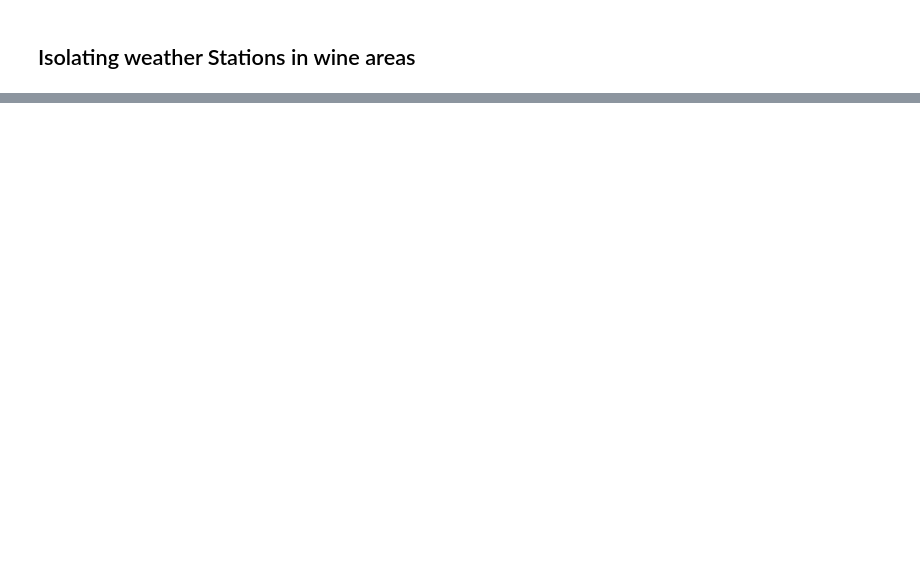
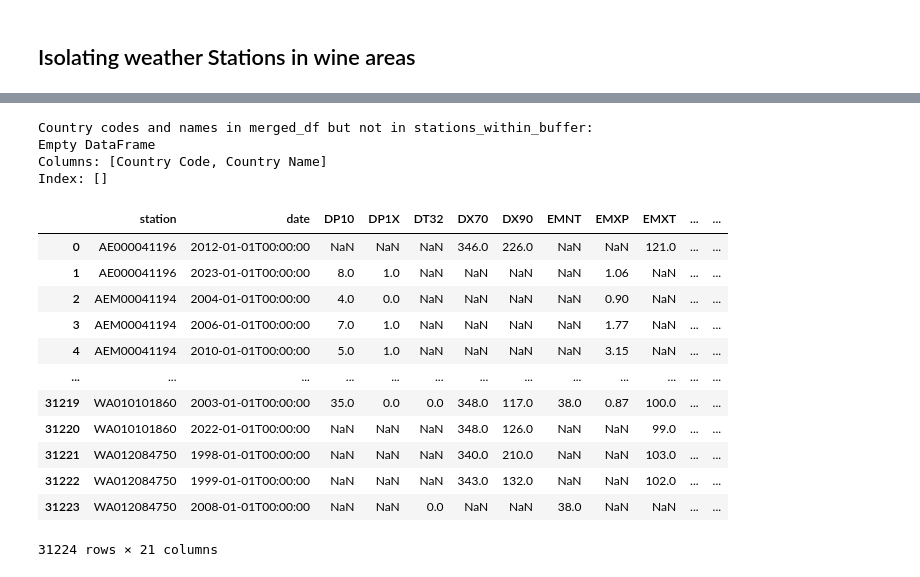
Before and after one commit to omomadcat/Viticulture, a Jupyter notebook: FindingStationsinWineRegions.ipynb, the cells around one changed output, grey strips where cells are left out. Saved outputs shown, nothing was run; the diff lists cells and outputs as text; code cells hidden in the pictures; blank space fills up the shorter version.

```diff
--- a/FindingStationsinWineRegions.ipynb
+++ b/FindingStationsinWineRegions.ipynb
@@ -119,0 +312,54 @@ KeyboardInterrupt:
+# %%
+import pandas as pd
+
+# Load the merged weather station file
+merged_file_path = 'Resources/merged_weather_data.csv'
+merged_df = pd.read_csv(merged_file_path)
+
+# Load the stations_within_buffer file
+stations_within_buffer_file_path = 'Resources/stations_within_100_miles.csv'  # Update this path
+stations_within_buffer = pd.read_csv(stations_within_buffer_file_path)
+
+# Load the country codes file
+country_codes_file_path = 'Resources/ghcnd-countries.csv'  # Update this path
+country_codes_df = pd.read_csv(country_codes_file_path)
+
+# Extract unique country codes
+unique_country_codes_merged = set(merged_df['country'].unique())
+unique_country_codes_buffer = set(stations_within_buffer['country'].unique())
+
+# Find country codes in merged_df but not in stations_within_buffer
+missing_country_codes = unique_country_codes_merged - unique_country_codes_buffer
+
+# Create a dictionary to map country codes to country names
+country_code_to_name = dict(zip(country_codes_df['Code'], country_codes_df['Country']))
+
+# Get the country names for the missing country codes
+missing_countries = {code: country_code_to_name.get(code, 'Unknown') for code in missing_country_codes}
+
+# Display the results
+missing_countries_df = pd.DataFrame(list(missing_countries.items()), columns=['Country Code', 'Country Name'])
+print("Country codes and names in merged_df but not in stations_within_buffer:")
+print(missing_countries_df)
+# %% [output]
+Country codes and names in merged_df but not in stations_within_buffer:
+Empty DataFrame
+Columns: [Country Code, Country Name]
+Index: []
+# %%
+country_code_to_name
+merged_df
+# %% [output]
+|  | station | date | DP10 | DP1X | DT32 | DX70 | DX90 | EMNT | EMXP | EMXT | ... | ... |
+| 0 | AE000041196 | 2012-01-01T00:00:00 | NaN | NaN | NaN | 346.0 | 226.0 | NaN | NaN | 121.0 | ... | ... |
+| 1 | AE000041196 | 2023-01-01T00:00:00 | 8.0 | 1.0 | NaN | NaN | NaN | NaN | 1.06 | NaN | ... | ... |
+| 2 | AEM00041194 | 2004-01-01T00:00:00 | 4.0 | 0.0 | NaN | NaN | NaN | NaN | 0.90 | NaN | ... | ... |
+| 3 | AEM00041194 | 2006-01-01T00:00:00 | 7.0 | 1.0 | NaN | NaN | NaN | NaN | 1.77 | NaN | ... | ... |
+| 4 | AEM00041194 | 2010-01-01T00:00:00 | 5.0 | 1.0 | NaN | NaN | NaN | NaN | 3.15 | NaN | ... | ... |
+| ... | ... | ... | ... | ... | ... | ... | ... | ... | ... | ... | ... | ... |
+| 31219 | WA010101860 | 2003-01-01T00:00:00 | 35.0 | 0.0 | 0.0 | 348.0 | 117.0 | 38.0 | 0.87 | 100.0 | ... | ... |
+| 31220 | WA010101860 | 2022-01-01T00:00:00 | NaN | NaN | NaN | 348.0 | 126.0 | NaN | NaN | 99.0 | ... | ... |
+| 31221 | WA012084750 | 1998-01-01T00:00:00 | NaN | NaN | NaN | 340.0 | 210.0 | NaN | NaN | 103.0 | ... | ... |
+| 31222 | WA012084750 | 1999-01-01T00:00:00 | NaN | NaN | NaN | 343.0 | 132.0 | NaN | NaN | 102.0 | ... | ... |
+| 31223 | WA012084750 | 2008-01-01T00:00:00 | NaN | NaN | 0.0 | NaN | NaN | 38.0 | NaN | NaN | ... | ... |
+31224 rows × 21 columns
```
Also changed, not shown: parts of 10 cells of this notebook, 7 other files.
